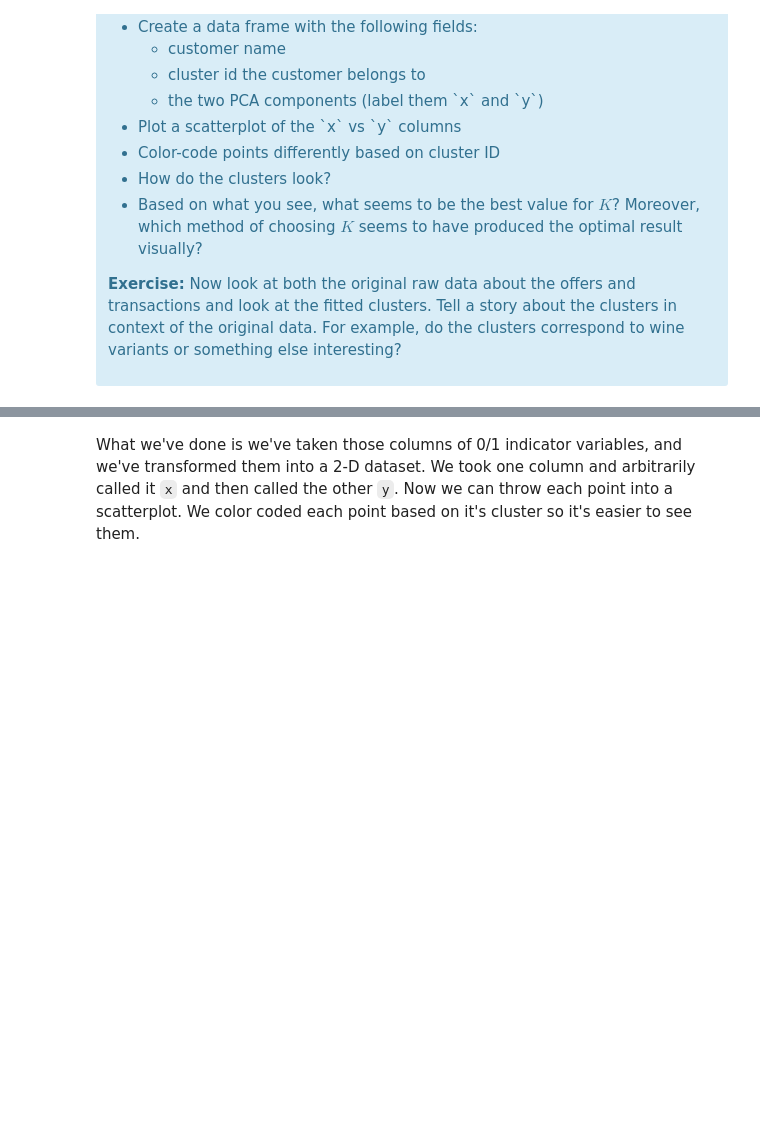
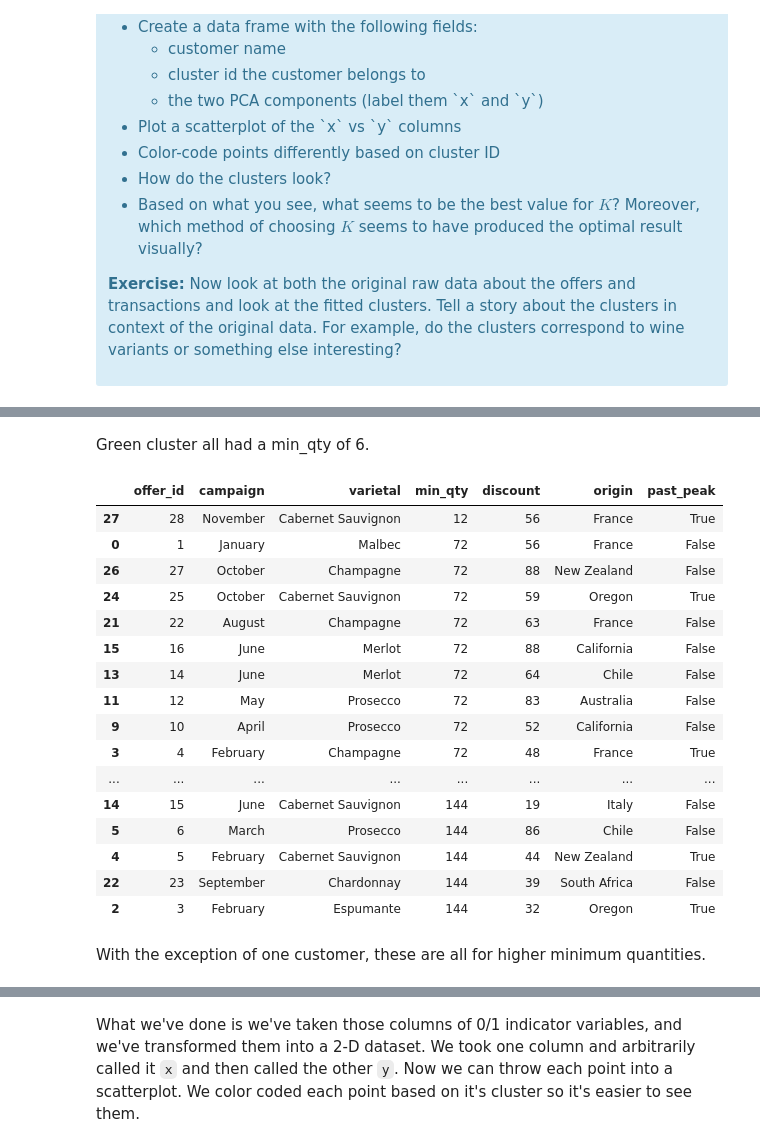
Before and after one commit to aerbsen/Springboard, a Jupyter notebook: Case Studies/Clustering Case Study - Customer Segmentation with K-Means - Tier 3.ipynb, the cells around one changed output, grey strips where cells are left out. Saved outputs shown, nothing was run; the diff lists cells and outputs as text; code cells hidden in the pictures; blank space fills up the shorter version.

```diff
--- a/Case Studies/Clustering Case Study - Customer Segmentation with K-Means - Tier 3.ipynb
+++ b/Case Studies/Clustering Case Study - Customer Segmentation with K-Means - Tier 3.ipynb
@@ -432,0 +480,25 @@ These clusters look pretty good - they are not very tight, but they are clear gr
+# %% [markdown]
+Green cluster all had a min_qty of 6.
+# %%
+# Look at certain offers. These are the red cluster that responded.
+df_offers[df_offers['offer_id'].isin([1,4,6,9,11,22,3,5,10,12,14,15,16,23,25,27,28,32])].sort_values(by='min_qty')
+# %% [output]
+|  | offer_id | campaign | varietal | min_qty | discount | origin | past_peak |
+| 27 | 28 | November | Cabernet Sauvignon | 12 | 56 | France | True |
+| 0 | 1 | January | Malbec | 72 | 56 | France | False |
+| 26 | 27 | October | Champagne | 72 | 88 | New Zealand | False |
+| 24 | 25 | October | Cabernet Sauvignon | 72 | 59 | Oregon | True |
+| 21 | 22 | August | Champagne | 72 | 63 | France | False |
+| 15 | 16 | June | Merlot | 72 | 88 | California | False |
+| 13 | 14 | June | Merlot | 72 | 64 | Chile | False |
+| 11 | 12 | May | Prosecco | 72 | 83 | Australia | False |
+| 9 | 10 | April | Prosecco | 72 | 52 | California | False |
+| 3 | 4 | February | Champagne | 72 | 48 | France | True |
+| ... | ... | ... | ... | ... | ... | ... | ... |
+| 14 | 15 | June | Cabernet Sauvignon | 144 | 19 | Italy | False |
+| 5 | 6 | March | Prosecco | 144 | 86 | Chile | False |
+| 4 | 5 | February | Cabernet Sauvignon | 144 | 44 | New Zealand | True |
+| 22 | 23 | September | Chardonnay | 144 | 39 | South Africa | False |
+| 2 | 3 | February | Espumante | 144 | 32 | Oregon | True |
+# %% [markdown]
+With the exception of one customer, these are all for higher minimum quantities.
```
Also changed, not shown: parts of 13 cells of this notebook.
